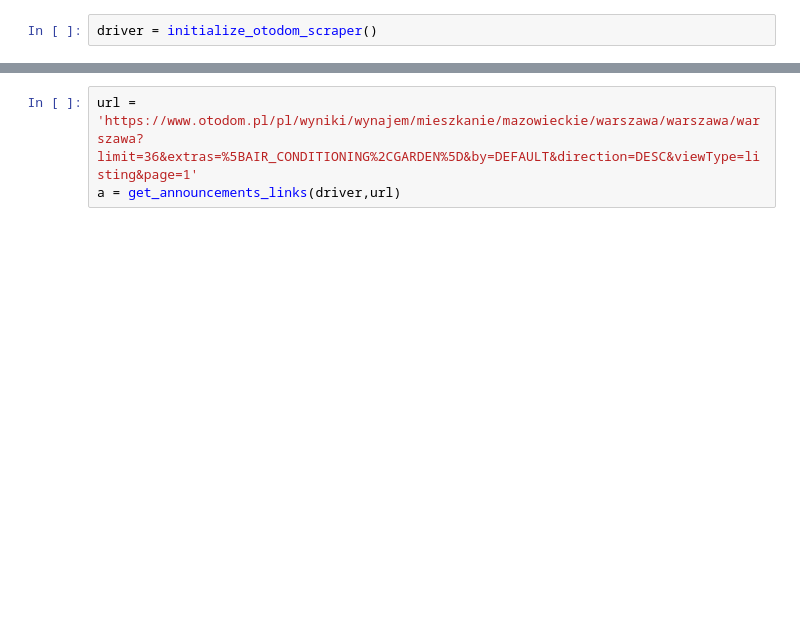
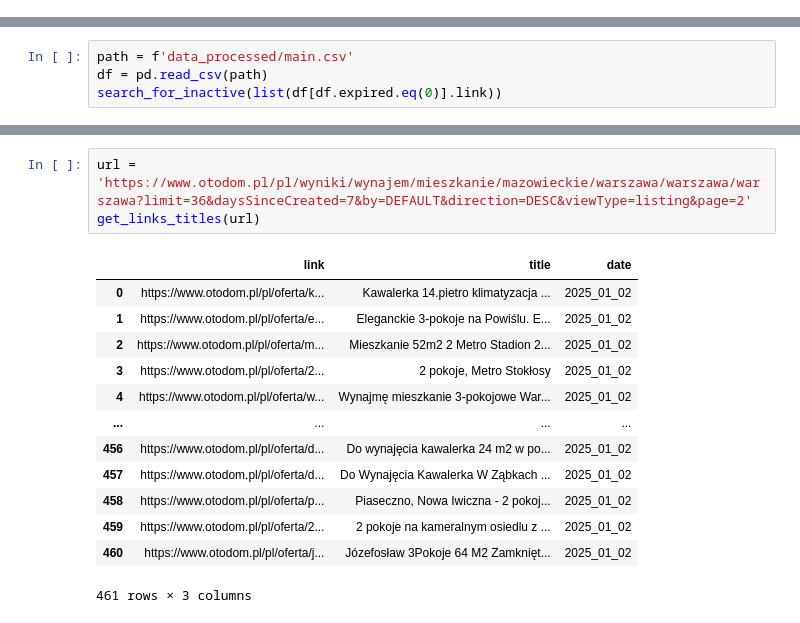
Before and after one commit to KacperSokolowski/MA, a Jupyter notebook: scraper fix 2.ipynb, the cells around one changed output, grey strips where cells are left out. Drawn from its saved outputs; the diff is of its cells as text; blank space fills up the shorter version.

```diff
--- a/scraper fix 2.ipynb
+++ b/scraper fix 2.ipynb
@@ -3,2 +0,0 @@ from ScraperNew import *
-# %%
-driver = initialize_otodom_scraper()
@@ -4,0 +159,4 @@ driver = initialize_otodom_scraper()
+# %%
+path = f'data_processed/main.csv'
+df = pd.read_csv(path)
+search_for_inactive(list(df[df.expired.eq(0)].link))
@@ -5,3 +223,17 @@ driver = initialize_otodom_scraper()
 # %%
-url = 'https://www.otodom.pl/pl/wyniki/wynajem/mieszkanie/mazowieckie/warszawa/warszawa/warszawa?limit=36&extras=%5BAIR_CONDITIONING%2CGARDEN%5D&by=DEFAULT&direction=DESC&viewType=listing&page=1'
-a = get_announcements_links(driver,url)
+url = 'https://www.otodom.pl/pl/wyniki/wynajem/mieszkanie/mazowieckie/warszawa/warszawa/warszawa?limit=36&daysSinceCreated=7&by=DEFAULT&direction=DESC&viewType=listing&page=2'
+get_links_titles(url)
+# %% [output]
+|  | link | title | date |
+| 0 | https://www.otodom.pl/pl/oferta/k... | Kawalerka 14.pietro klimatyzacja ... | 2025_01_02 |
+| 1 | https://www.otodom.pl/pl/oferta/e... | Eleganckie 3-pokoje na Powiślu. E... | 2025_01_02 |
+| 2 | https://www.otodom.pl/pl/oferta/m... | Mieszkanie 52m2 2 Metro Stadion 2... | 2025_01_02 |
+| 3 | https://www.otodom.pl/pl/oferta/2... | 2 pokoje, Metro Stokłosy | 2025_01_02 |
+| 4 | https://www.otodom.pl/pl/oferta/w... | Wynajmę mieszkanie 3-pokojowe War... | 2025_01_02 |
+| ... | ... | ... | ... |
+| 456 | https://www.otodom.pl/pl/oferta/d... | Do wynajęcia kawalerka 24 m2 w po... | 2025_01_02 |
+| 457 | https://www.otodom.pl/pl/oferta/d... | Do Wynajęcia Kawalerka W Ząbkach ... | 2025_01_02 |
+| 458 | https://www.otodom.pl/pl/oferta/p... | Piaseczno, Nowa Iwiczna - 2 pokoj... | 2025_01_02 |
+| 459 | https://www.otodom.pl/pl/oferta/2... | 2 pokoje na kameralnym osiedlu z ... | 2025_01_02 |
+| 460 | https://www.otodom.pl/pl/oferta/j... | Józefosław 3Pokoje 64 M2 Zamknięt... | 2025_01_02 |
+461 rows × 3 columns
```
Also changed, not shown: parts of 28 cells of this notebook, 18 other files.
